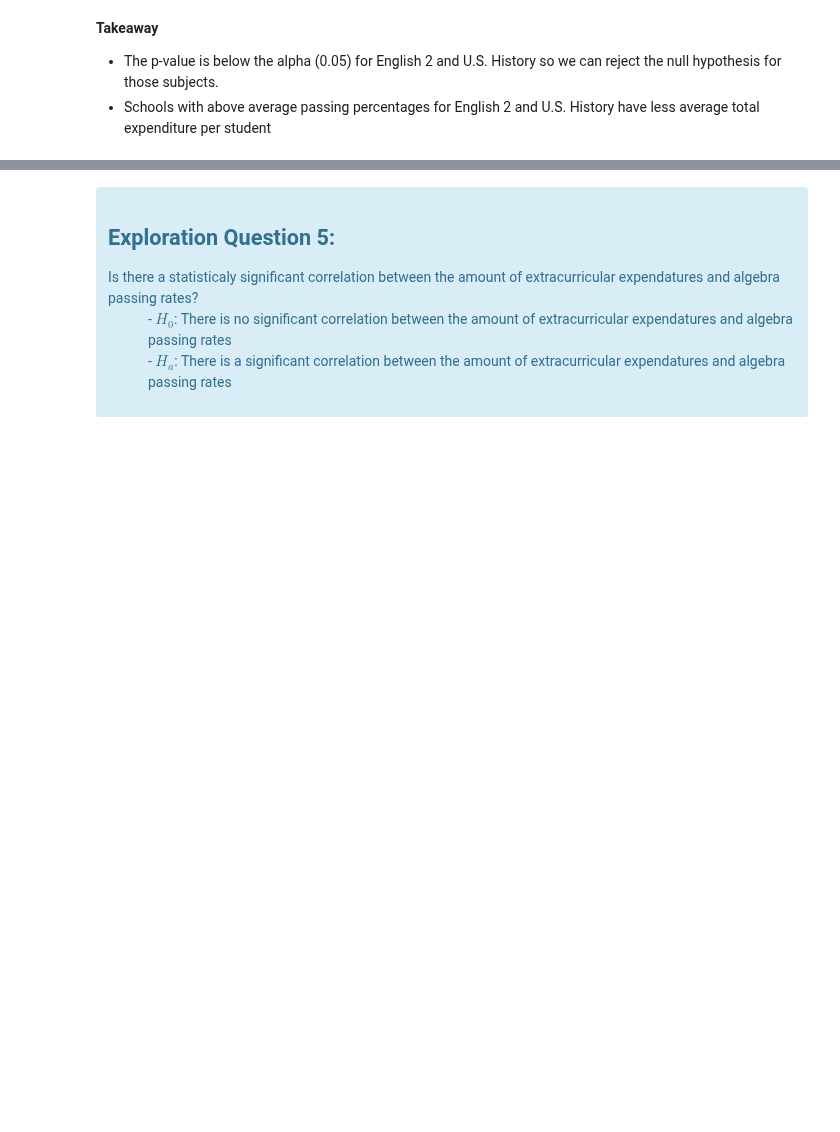
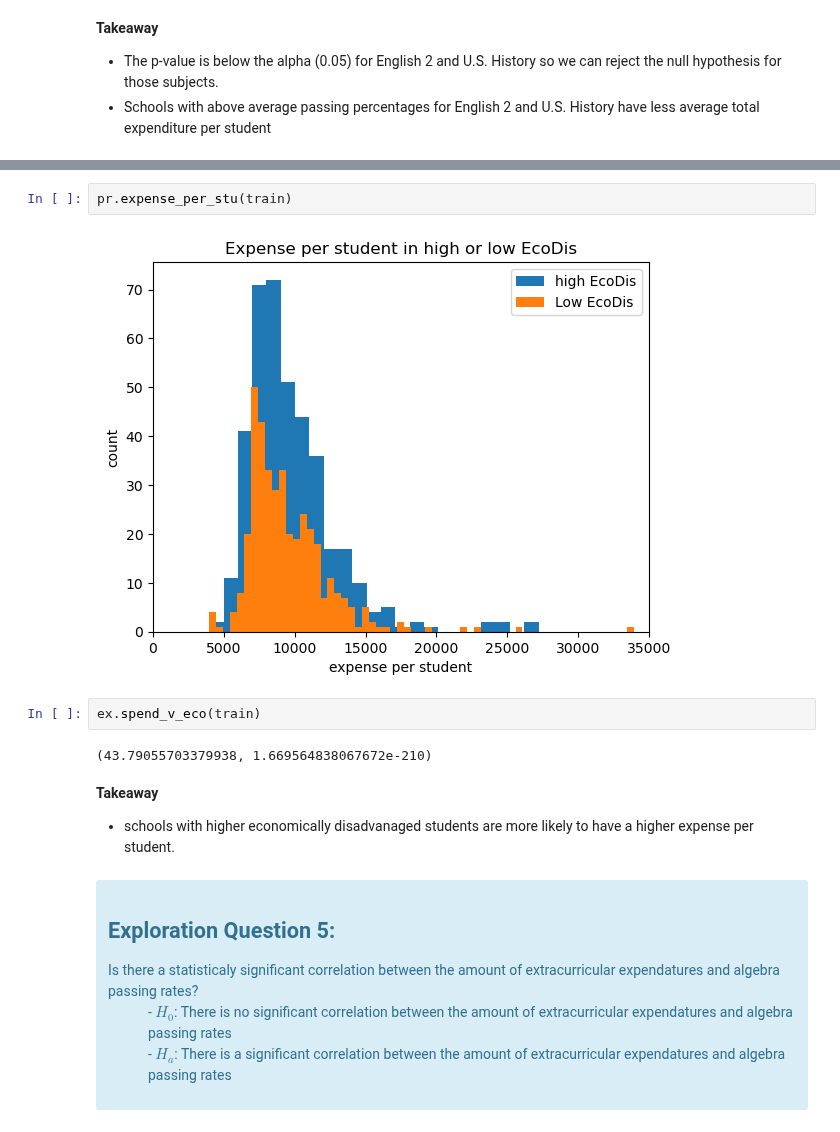
Before and after one commit to college-readiness-preds/capstone_readiness, a Jupyter notebook: final_notebook.ipynb, the cells around one changed output, grey strips where cells are left out. Cells and saved outputs as stored; diff of their text form; blank space fills up the shorter version.

Commit message:
replaced tableau visuals with matplotlib

```diff
--- a/final_notebook.ipynb
+++ b/final_notebook.ipynb
@@ -181,3 +173,14 @@ ex.viz_econdis_total_expend(train)
+# %%
+pr.expense_per_stu(train)
+# %% [output]
+[figure, added]
+# %%
+ex.spend_v_eco(train)
+# %% [output]
+(43.79055703379938, 1.669564838067672e-210)
+# %% [markdown]
+**Takeaway**
+* schools with higher economically disadvanaged students are more likely to have a higher expense per student.
 # %% [markdown]
 <div class="alert alert-info">
     <header>
```
Also changed, not shown: parts of 14 cells of this notebook, 1 other file.
